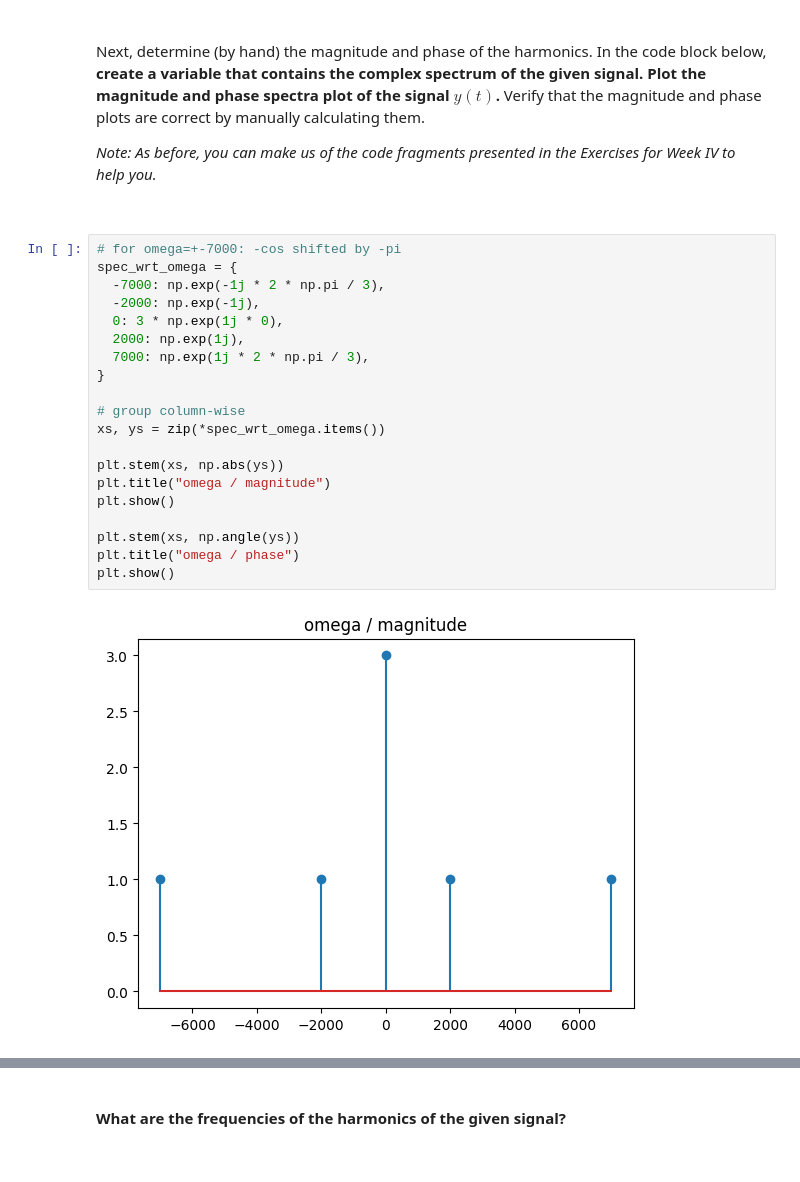
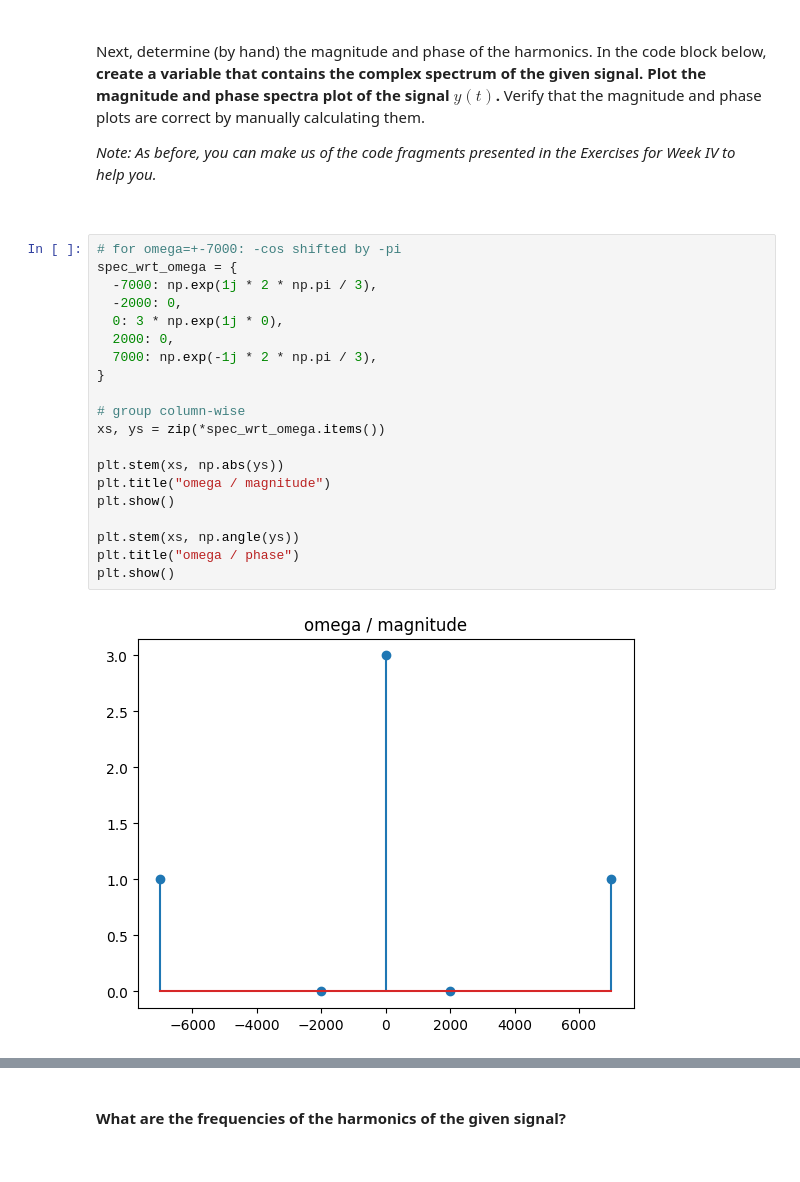
Before and after one commit to imonous/tud-cse2220-labs, a Jupyter notebook: wk4/Assignments_Week_IV.ipynb, the cells around one changed output, grey strips where cells are left out. Cells and saved outputs as stored; diff of their text form.

```diff
--- a/wk4/Assignments_Week_IV.ipynb
+++ b/wk4/Assignments_Week_IV.ipynb
@@ -152,22 +152,22 @@ Next, determine (by hand) the magnitude and phase of the harmonics. In the code
 # %%
 # for omega=+-7000: -cos shifted by -pi
 spec_wrt_omega = {
-  -7000: np.exp(-1j * 2 * np.pi / 3),
-  -2000: np.exp(-1j),
+  -7000: np.exp(1j * 2 * np.pi / 3),
+  -2000: 0,
   0: 3 * np.exp(1j * 0),
-  2000: np.exp(1j),
-  7000: np.exp(1j * 2 * np.pi / 3),
+  2000: 0,
+  7000: np.exp(-1j * 2 * np.pi / 3),
 }
 
 # group column-wise
 xs, ys = zip(*spec_wrt_omega.items())
 
 plt.stem(xs, np.abs(ys))
 plt.title("omega / magnitude")
 plt.show()
 
 plt.stem(xs, np.angle(ys))
 plt.title("omega / phase")
 plt.show()
 # %% [output]
-[figure, old version]
+[figure, new version]
```
Also changed, not shown: parts of 3 cells of this notebook.
